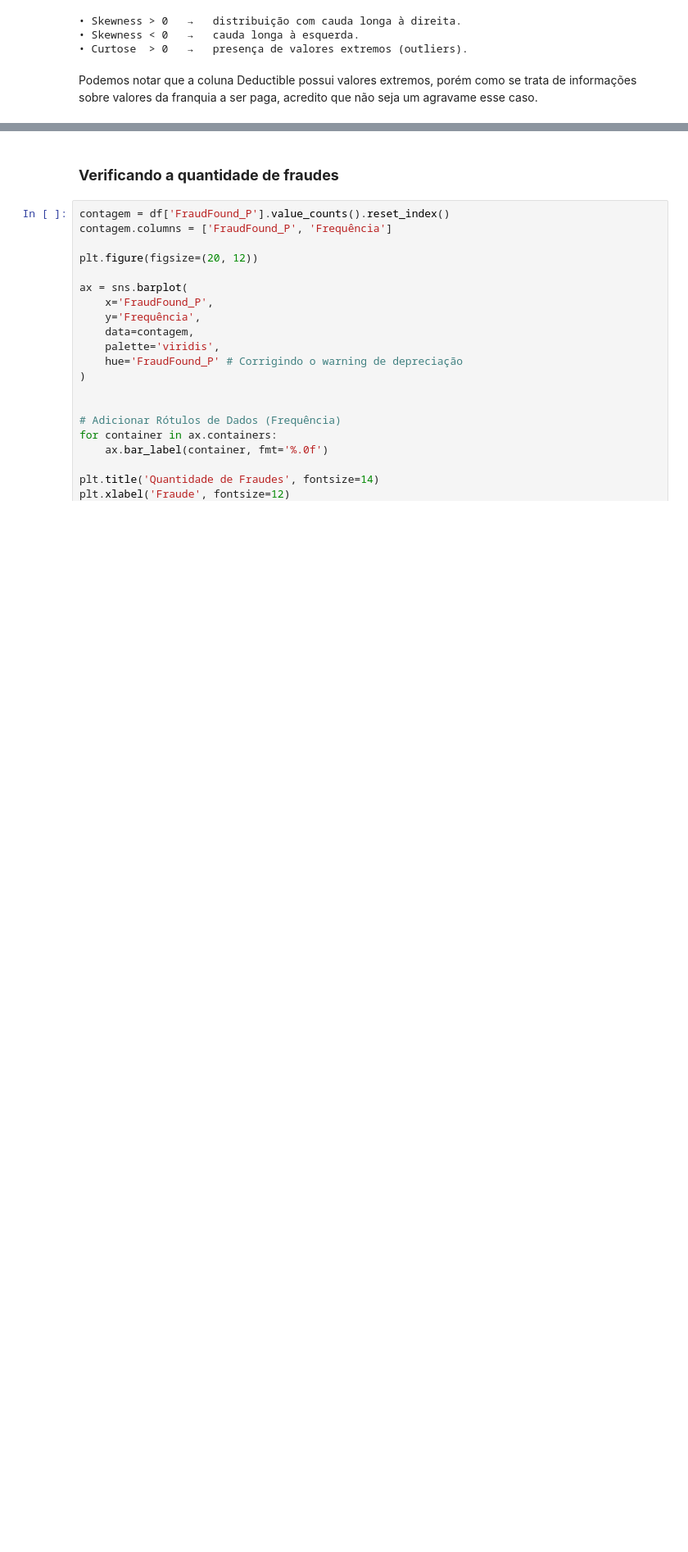
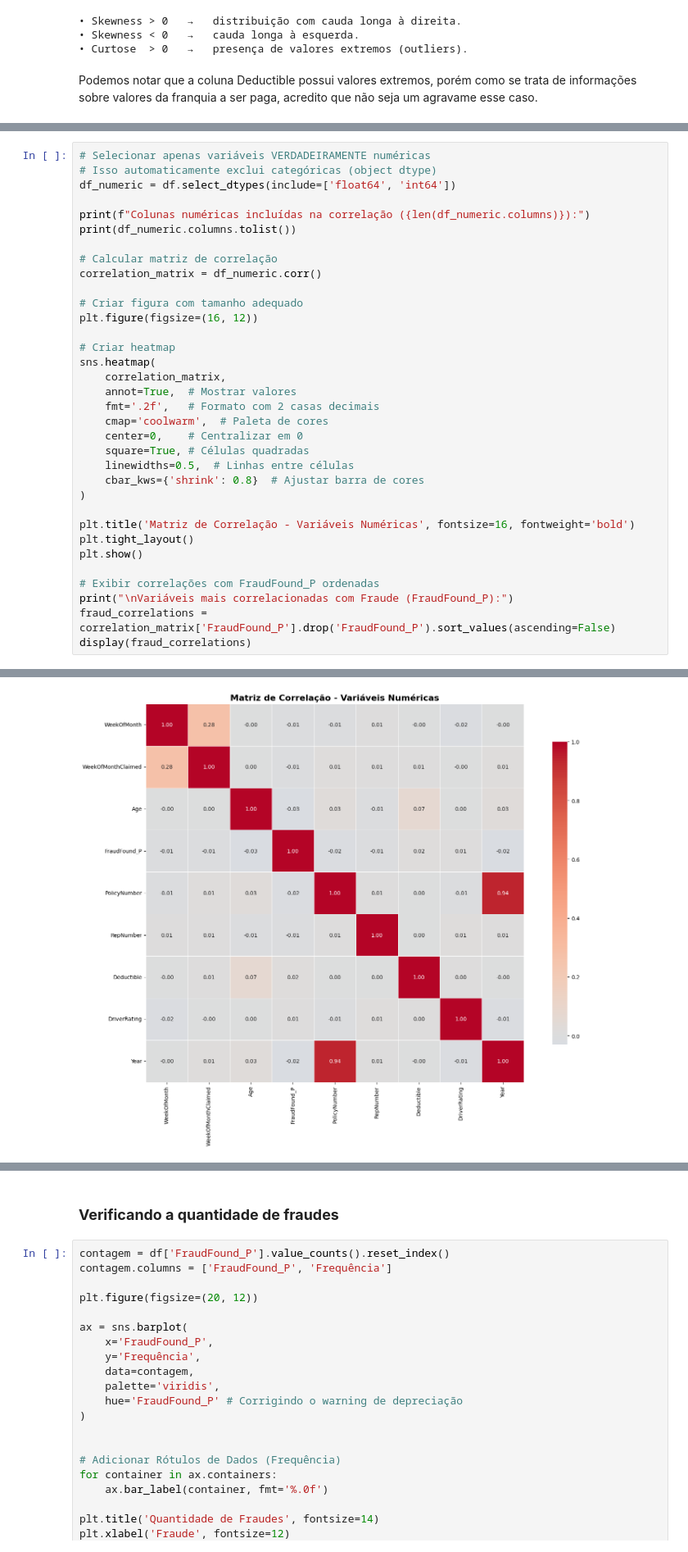
Before and after one commit to alekspettherson/Facens-Pos, a Jupyter notebook: Fundamentos Machine Learning/Trabalho_Final/242789-TrabalhoFinal.ipynb, the cells around one changed output, grey strips where cells are left out. Shown at 82% size. Drawn from its saved outputs; the diff is of its cells as text; blank space fills up the shorter version.

```diff
--- a/Fundamentos Machine Learning/Trabalho_Final/242789-TrabalhoFinal.ipynb
+++ b/Fundamentos Machine Learning/Trabalho_Final/242789-TrabalhoFinal.ipynb
@@ -246,0 +252,35 @@ Podemos notar que a coluna Deductible possui valores extremos, porém como se tr
+# %%
+# Selecionar apenas variáveis VERDADEIRAMENTE numéricas
+# Isso automaticamente exclui categóricas (object dtype)
+df_numeric = df.select_dtypes(include=['float64', 'int64'])
+
+print(f"Colunas numéricas incluídas na correlação ({len(df_numeric.columns)}):")
+print(df_numeric.columns.tolist())
+
+# Calcular matriz de correlação
+correlation_matrix = df_numeric.corr()
+
+# Criar figura com tamanho adequado
+plt.figure(figsize=(16, 12))
+
+# Criar heatmap
+sns.heatmap(
+    correlation_matrix,
+    annot=True,  # Mostrar valores
+    fmt='.2f',   # Formato com 2 casas decimais
+    cmap='coolwarm',  # Paleta de cores
+    center=0,    # Centralizar em 0
+    square=True, # Células quadradas
+    linewidths=0.5,  # Linhas entre células
+    cbar_kws={'shrink': 0.8}  # Ajustar barra de cores
+)
+
+plt.title('Matriz de Correlação - Variáveis Numéricas', fontsize=16, fontweight='bold')
+plt.tight_layout()
+plt.show()
+
+# Exibir correlações com FraudFound_P ordenadas
+print("\nVariáveis mais correlacionadas com Fraude (FraudFound_P):")
+fraud_correlations = correlation_matrix['FraudFound_P'].drop('FraudFound_P').sort_values(ascending=False)
+display(fraud_correlations)
+# %% [output]
@@ -246,0 +289 @@ Podemos notar que a coluna Deductible possui valores extremos, porém como se tr
+[figure, added]
```
Also changed, not shown: parts of 47 cells of this notebook.
